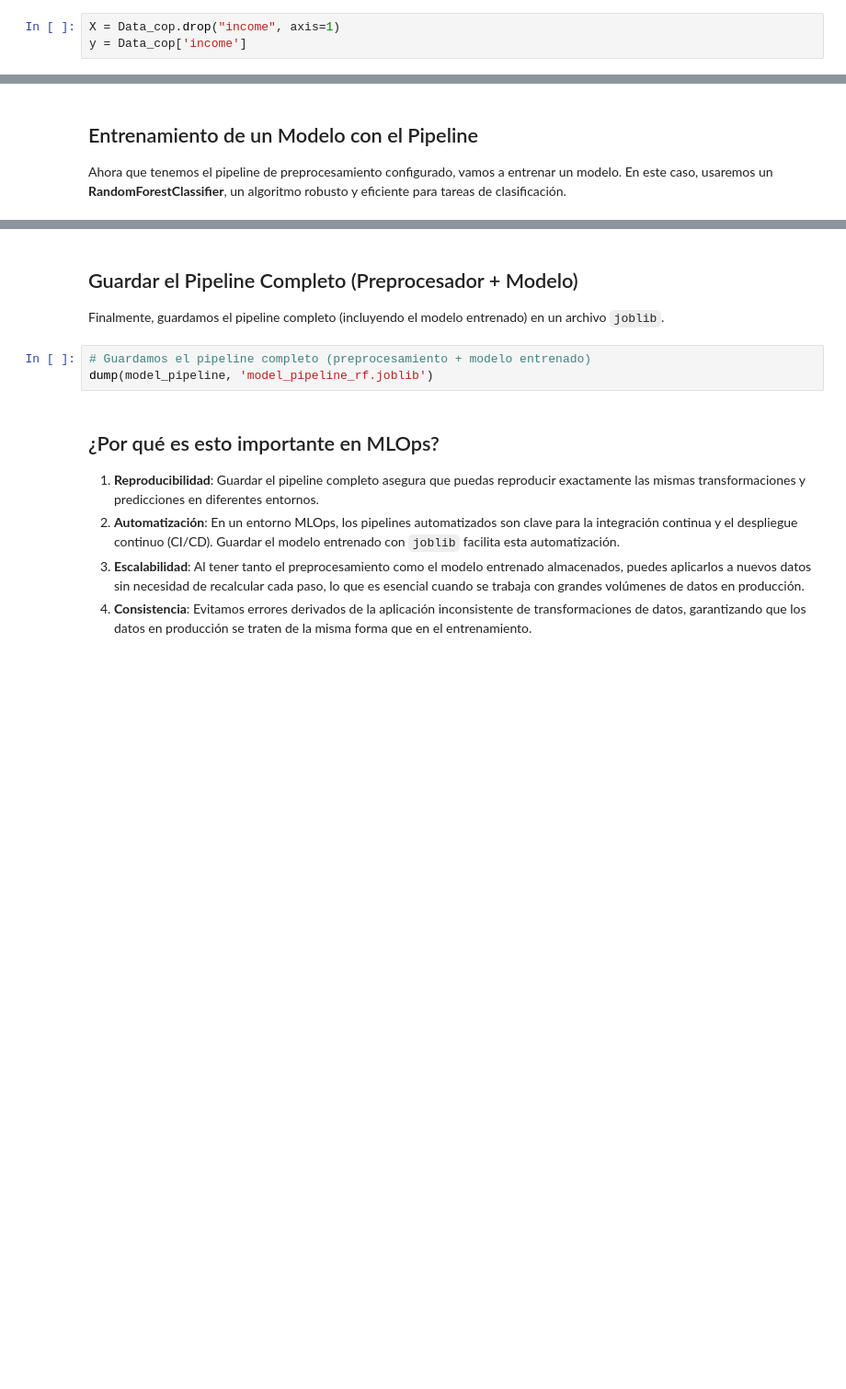
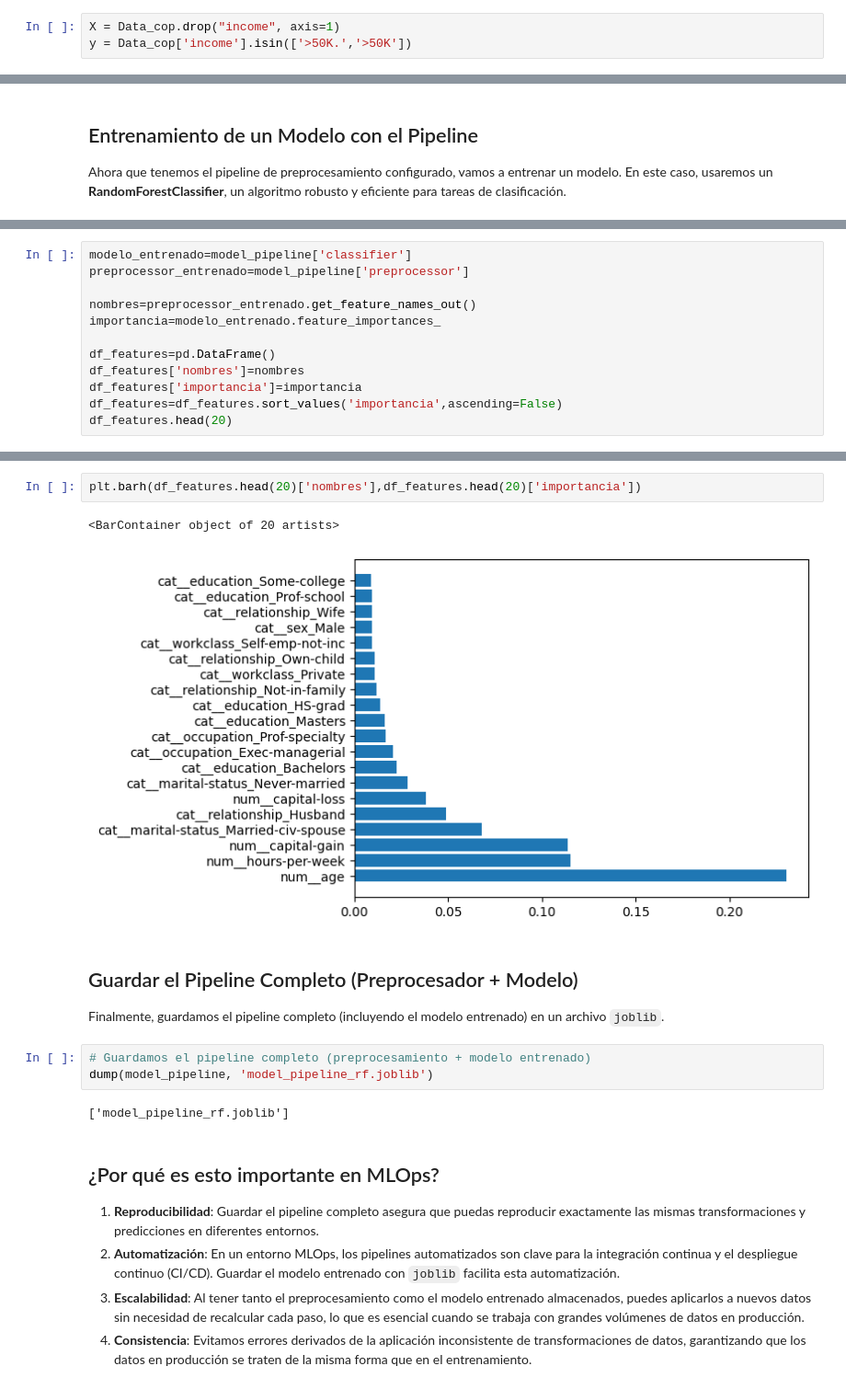
Before and after one commit to eanizainea/mlean2024_proyecto1, a Jupyter notebook: Código/Preprocesamiento_y_Entrenamiento_completo.ipynb, the cells around one changed output, grey strips where cells are left out. Shown at 92% size. Saved outputs shown, nothing was run; the diff lists cells and outputs as text; blank space fills up the shorter version.

```diff
--- a/Código/Preprocesamiento_y_Entrenamiento_completo.ipynb
+++ b/Código/Preprocesamiento_y_Entrenamiento_completo.ipynb
@@ -42,7 +67,7 @@ Data_cop = Data_cop.drop("education-num", axis=1)
 Dividimos los datos en dos partes: las características (`X`) y la variable objetivo (`y`), que en este caso es la columna `income`.
 # %%
 X = Data_cop.drop("income", axis=1)
-y = Data_cop['income']
+y = Data_cop['income'].isin(['>50K.','>50K'])
 # %% [markdown]
 ## Definición de Estrategia de Preprocesamiento
 Aquí definimos diferentes estrategias de preprocesamiento para diferentes tipos de variables:
@@ -103,0 +157,12 @@ print(classification_report(y_test, y_pred))
+# %%
+modelo_entrenado=model_pipeline['classifier']
+preprocessor_entrenado=model_pipeline['preprocessor']
+
+nombres=preprocessor_entrenado.get_feature_names_out()
+importancia=modelo_entrenado.feature_importances_
+
+df_features=pd.DataFrame()
+df_features['nombres']=nombres
+df_features['importancia']=importancia
+df_features=df_features.sort_values('importancia',ascending=False)
+df_features.head(20)
@@ -104,9 +187,16 @@ print(classification_report(y_test, y_pred))
+# %%
+plt.barh(df_features.head(20)['nombres'],df_features.head(20)['importancia'])
+# %% [output]
+<BarContainer object of 20 artists>
+[figure, added]
 # %% [markdown]
 ## Guardar el Pipeline Completo (Preprocesador + Modelo)
 Finalmente, guardamos el pipeline completo (incluyendo el modelo entrenado) en un archivo `joblib`.
 # %%
 # Guardamos el pipeline completo (preprocesamiento + modelo entrenado)
 dump(model_pipeline, 'model_pipeline_rf.joblib')
+# %% [output]
+['model_pipeline_rf.joblib']
 # %% [markdown]
 ## ¿Por qué es esto importante en MLOps?
 
```
Also changed, not shown: parts of 5 cells of this notebook, 1 other file.
